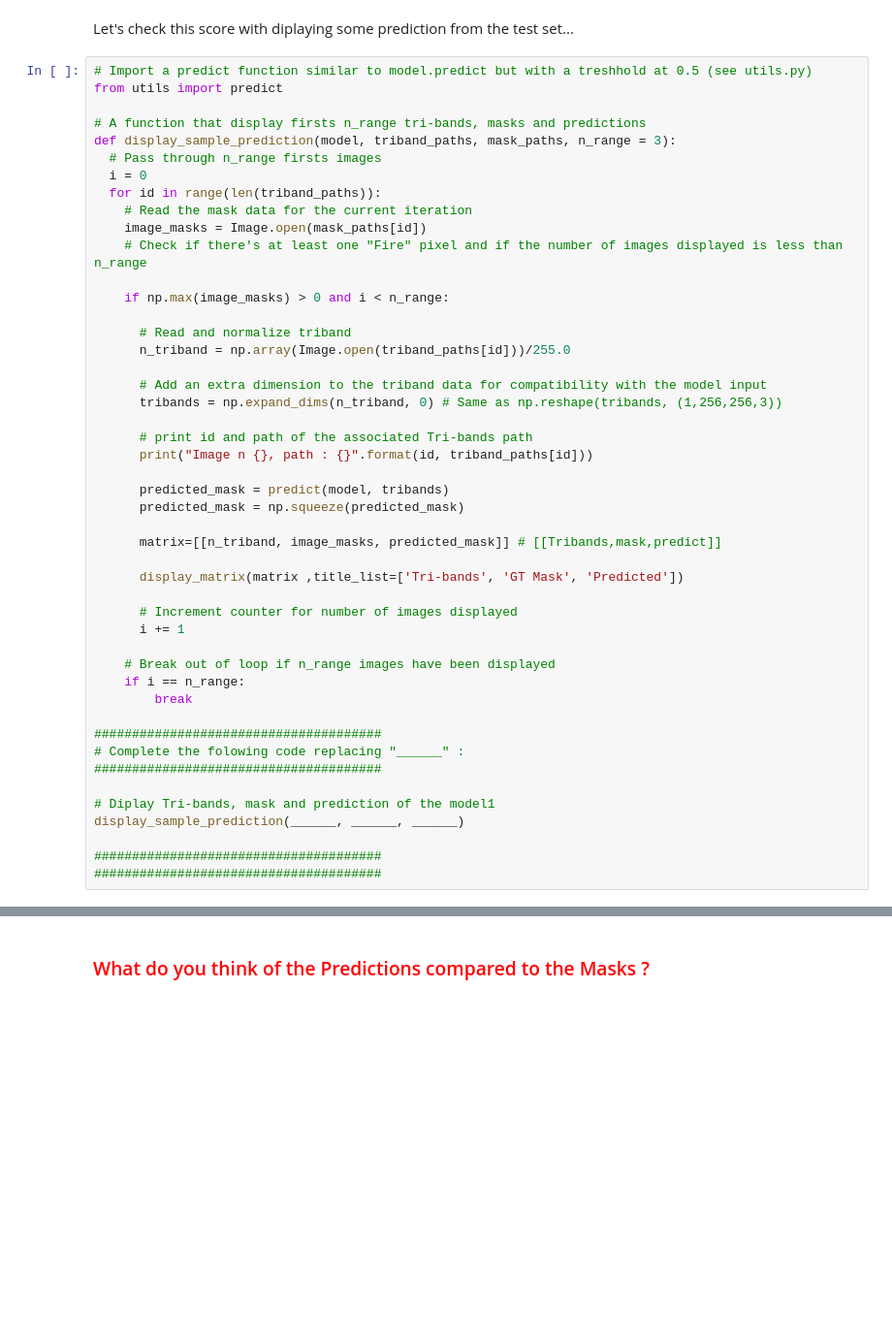
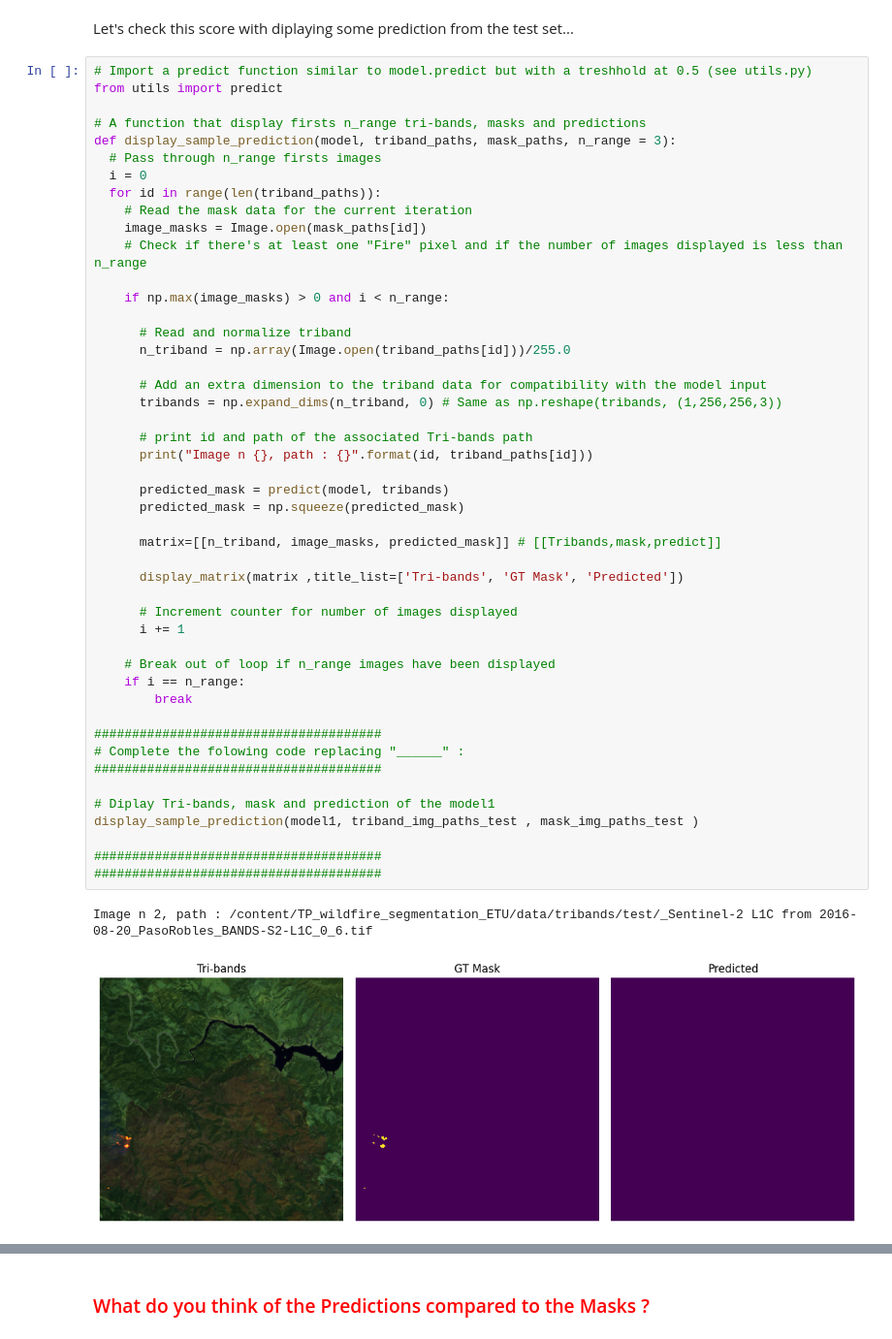
Before and after one commit to Thomasjrd26/IA3, a Jupyter notebook: TP_wildfire_-_ETU.ipynb, the cells around one changed output, grey strips where cells are left out. Shown at 97% size. Cells and saved outputs as stored; diff of their text form; blank space fills up the shorter version.

```diff
--- a/TP_wildfire_-_ETU.ipynb
+++ b/TP_wildfire_-_ETU.ipynb
@@ -500,31 +500,34 @@ def display_sample_prediction(model, triband_paths, mask_paths, n_range = 3):
       n_triband = np.array(Image.open(triband_paths[id]))/255.0
 
       # Add an extra dimension to the triband data for compatibility with the model input
       tribands = np.expand_dims(n_triband, 0) # Same as np.reshape(tribands, (1,256,256,3))
 
       # print id and path of the associated Tri-bands path
       print("Image n {}, path : {}".format(id, triband_paths[id]))
 
       predicted_mask = predict(model, tribands)
       predicted_mask = np.squeeze(predicted_mask)
 
       matrix=[[n_triband, image_masks, predicted_mask]] # [[Tribands,mask,predict]]
 
       display_matrix(matrix ,title_list=['Tri-bands', 'GT Mask', 'Predicted'])
 
       # Increment counter for number of images displayed
       i += 1
 
     # Break out of loop if n_range images have been displayed
     if i == n_range:
         break
 
 ######################################
 # Complete the folowing code replacing "______" :
 ######################################
 
 # Diplay Tri-bands, mask and prediction of the model1
-display_sample_prediction(______, ______, ______)
+display_sample_prediction(model1, triband_img_paths_test , mask_img_paths_test )
 
 ######################################
 ######################################
+# %% [output]
+Image n 2, path : /content/TP_wildfire_segmentation_ETU/data/tribands/test/_Sentinel-2 L1C from 2016-08-20_PasoRobles_BANDS-S2-L1C_0_6.tif
+[figure, added]
```
Also changed, not shown: parts of 7 cells of this notebook.
